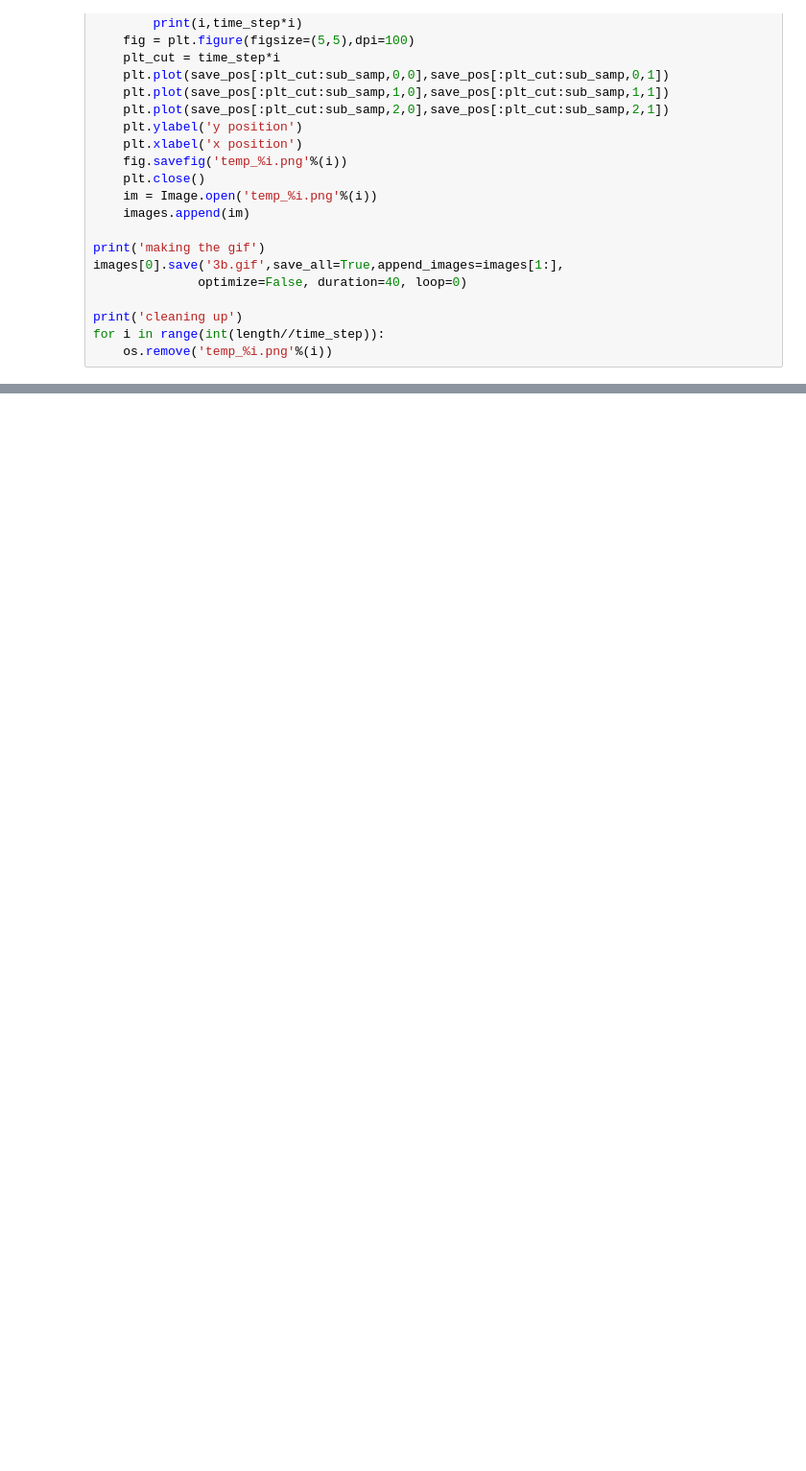
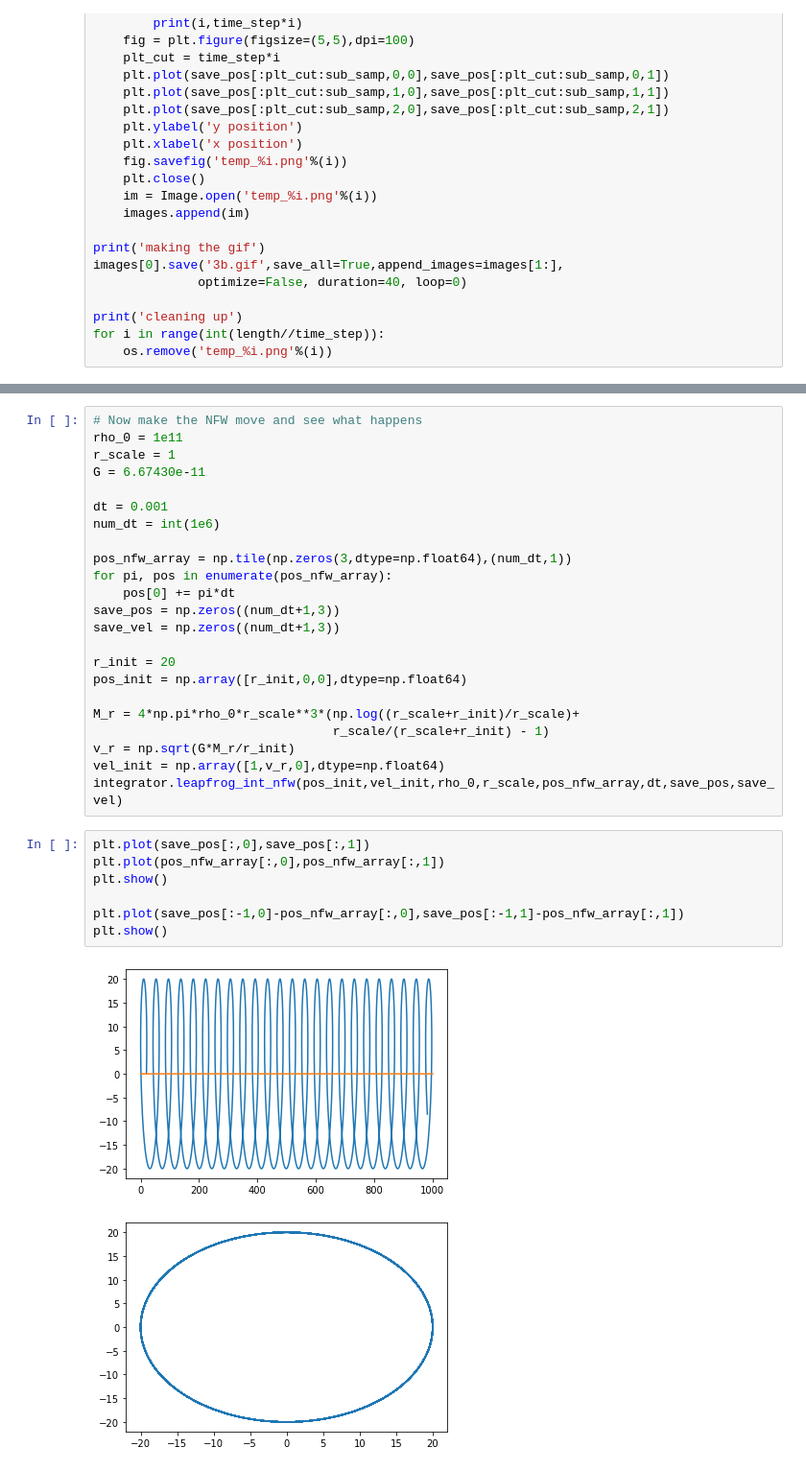
Before and after one commit to swagnercarena/am_abundance_matching, a Jupyter notebook: avocet/Orbit_Checking.ipynb, the cells around one changed output, grey strips where cells are left out. Shown at 96% size. Drawn from its saved outputs; the diff is of its cells as text; blank space fills up the shorter version.

```diff
--- a/avocet/Orbit_Checking.ipynb
+++ b/avocet/Orbit_Checking.ipynb
@@ -185,0 +220,33 @@ array([0.00000000e+00, 4.83985324e-10, 4.83985324e-10])
+# %%
+# Now make the NFW move and see what happens
+rho_0 = 1e11
+r_scale = 1
+G = 6.67430e-11
+
+dt = 0.001
+num_dt = int(1e6)
+
+pos_nfw_array = np.tile(np.zeros(3,dtype=np.float64),(num_dt,1))
+for pi, pos in enumerate(pos_nfw_array):
+    pos[0] += pi*dt
+save_pos = np.zeros((num_dt+1,3))
+save_vel = np.zeros((num_dt+1,3))
+
+r_init = 20
+pos_init = np.array([r_init,0,0],dtype=np.float64)
+
+M_r = 4*np.pi*rho_0*r_scale**3*(np.log((r_scale+r_init)/r_scale)+
+                                r_scale/(r_scale+r_init) - 1)
+v_r = np.sqrt(G*M_r/r_init)
+vel_init = np.array([1,v_r,0],dtype=np.float64)
+integrator.leapfrog_int_nfw(pos_init,vel_init,rho_0,r_scale,pos_nfw_array,dt,save_pos,save_vel)
+# %%
+plt.plot(save_pos[:,0],save_pos[:,1])
+plt.plot(pos_nfw_array[:,0],pos_nfw_array[:,1])
+plt.show()
+
+plt.plot(save_pos[:-1,0]-pos_nfw_array[:,0],save_pos[:-1,1]-pos_nfw_array[:,1])
+plt.show()
+# %% [output]
+[figure, added]
+[figure, added]
```
Also changed, not shown: parts of 29 cells of this notebook, 2 other files.
